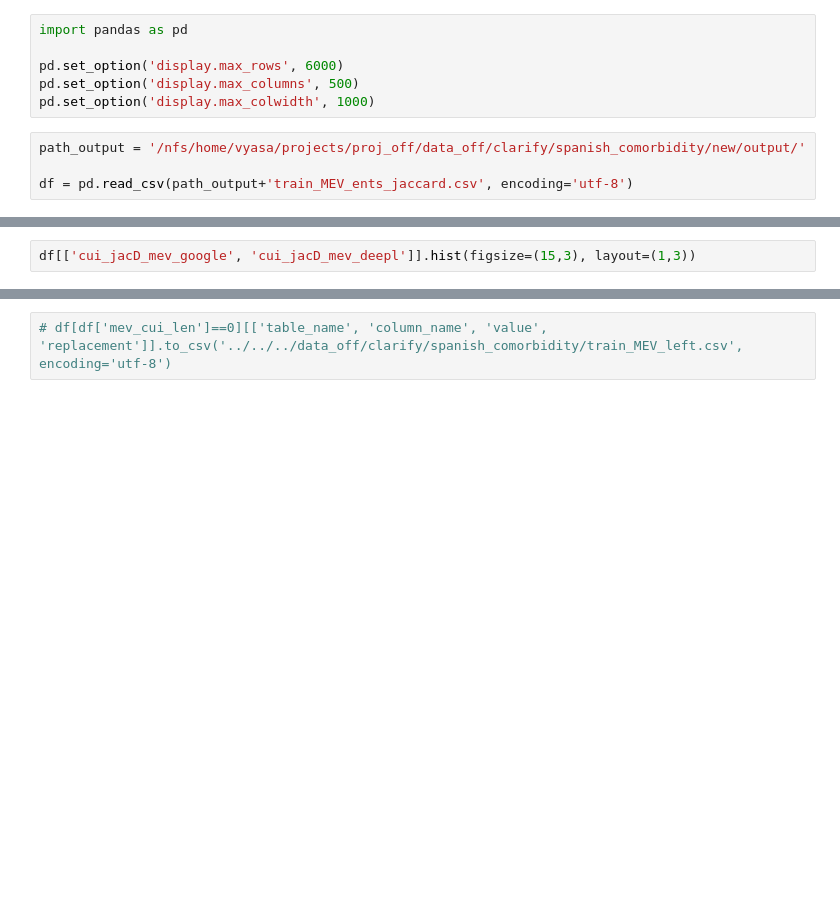
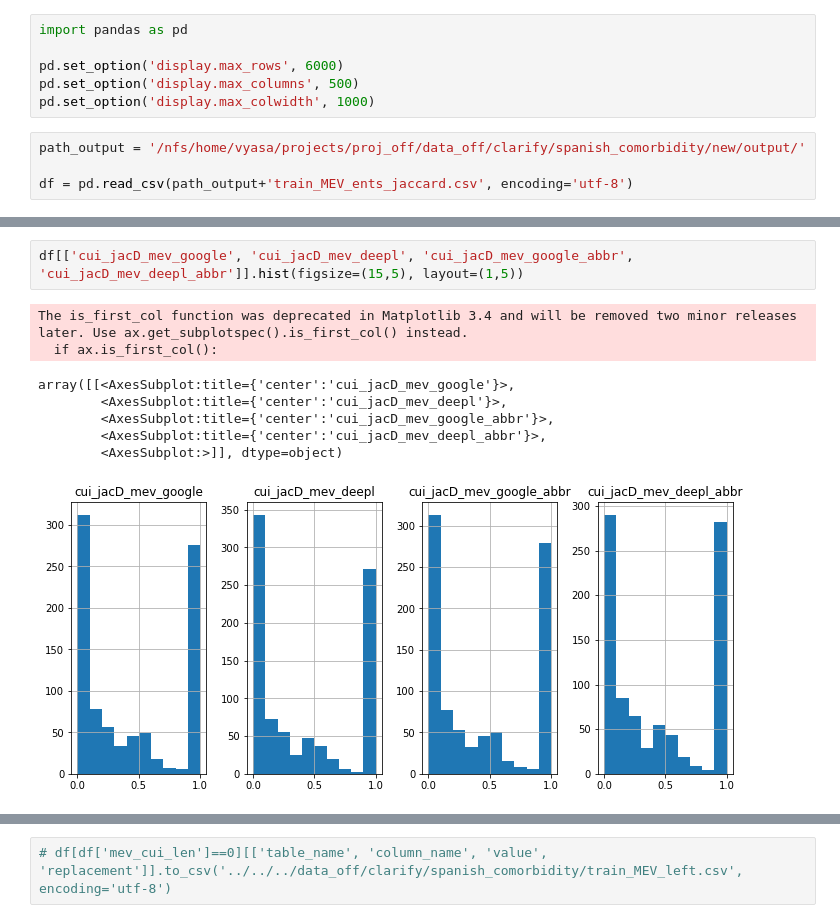
Before and after one commit to vyasakhilesh/biomed_entity_extraction, a Jupyter notebook: notebooks/data_analysis.ipynb, the cells around one changed output, grey strips where cells are left out. Cells and saved outputs as stored; diff of their text form; blank space fills up the shorter version.

```diff
--- a/notebooks/data_analysis.ipynb
+++ b/notebooks/data_analysis.ipynb
@@ -49,3 +80,12 @@ df[['mev_cui_len','google_cui_len', 'deepl_cui_len']].hist(figsize=(15,3), layou
 # %%
-df[['cui_jacD_mev_google', 'cui_jacD_mev_deepl']].hist(figsize=(15,3), layout=(1,3))
+df[['cui_jacD_mev_google', 'cui_jacD_mev_deepl', 'cui_jacD_mev_google_abbr', 'cui_jacD_mev_deepl_abbr']].hist(figsize=(15,5), layout=(1,5))
+# %% [output]
+The is_first_col function was deprecated in Matplotlib 3.4 and will be removed two minor releases later. Use ax.get_subplotspec().is_first_col() instead.
+  if ax.is_first_col():
+array([[<AxesSubplot:title={'center':'cui_jacD_mev_google'}>,
+        <AxesSubplot:title={'center':'cui_jacD_mev_deepl'}>,
+        <AxesSubplot:title={'center':'cui_jacD_mev_google_abbr'}>,
+        <AxesSubplot:title={'center':'cui_jacD_mev_deepl_abbr'}>,
+        <AxesSubplot:>]], dtype=object)
+[figure, added]
 # %%
```
Also changed, not shown: parts of 20 cells of this notebook, 3 other files.
